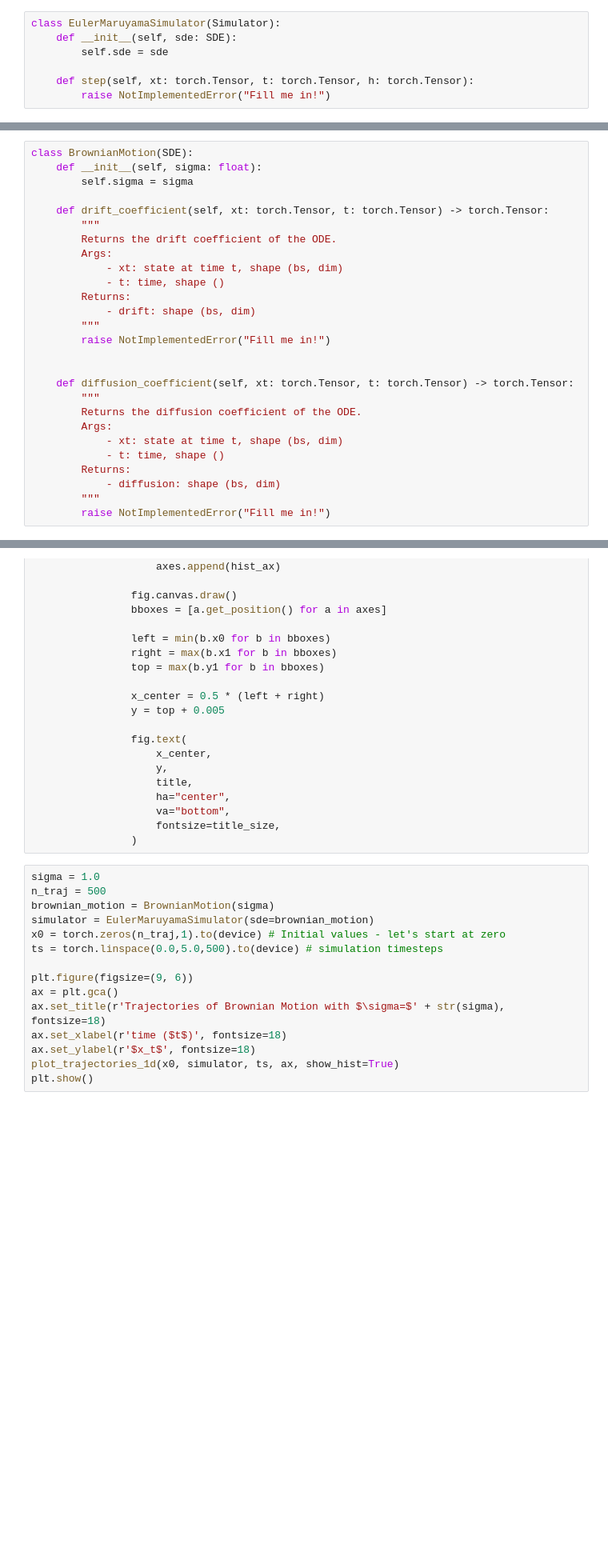
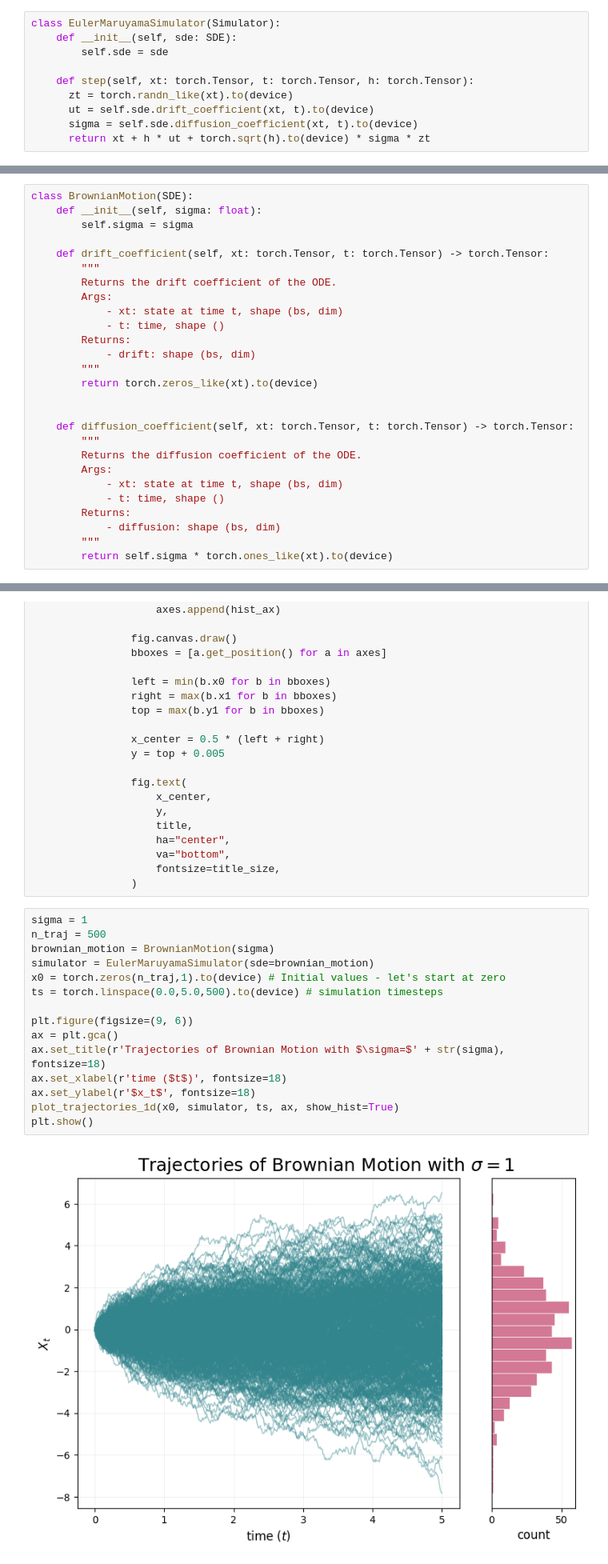
Before and after one commit to Corius77/mit_diffusion_flow_notes, a Jupyter notebook: lab_one.ipynb, the cells around one changed output, grey strips where cells are left out. Shown at 80% size. Cells and saved outputs as stored; diff of their text form; blank space fills up the shorter version.

```diff
--- a/lab_one.ipynb
+++ b/lab_one.ipynb
@@ -138,7 +151,10 @@ class EulerMaruyamaSimulator(Simulator):
         self.sde = sde
 
     def step(self, xt: torch.Tensor, t: torch.Tensor, h: torch.Tensor):
-        raise NotImplementedError("Fill me in!")
+      zt = torch.randn_like(xt).to(device)
+      ut = self.sde.drift_coefficient(xt, t).to(device)
+      sigma = self.sde.diffusion_coefficient(xt, t).to(device)
+      return xt + h * ut + torch.sqrt(h).to(device) * sigma * zt
 # %% [markdown]
 **Note:** When the diffusion coefficient is zero, the Euler and Euler-Maruyama simulation are equivalent!
 # %% [markdown]
@@ -168,7 +184,7 @@ class BrownianMotion(SDE):
         Returns:
             - drift: shape (bs, dim)
         """
-        raise NotImplementedError("Fill me in!")
+        return torch.zeros_like(xt).to(device)
 
 
     def diffusion_coefficient(self, xt: torch.Tensor, t: torch.Tensor) -> torch.Tensor:
@@ -180,7 +196,7 @@ class BrownianMotion(SDE):
         Returns:
             - diffusion: shape (bs, dim)
         """
-        raise NotImplementedError("Fill me in!")
+        return self.sigma * torch.ones_like(xt).to(device)
 # %% [markdown]
 Now let's plot! We'll make use of the following utility function.
 # %%
@@ -278,20 +294,22 @@ def plot_trajectories_1d(x0: torch.Tensor, simulator: Simulator, timesteps: torc
                     fontsize=title_size,
                 )
 # %%
-sigma = 1.0
+sigma = 1
 n_traj = 500
 brownian_motion = BrownianMotion(sigma)
 simulator = EulerMaruyamaSimulator(sde=brownian_motion)
 x0 = torch.zeros(n_traj,1).to(device) # Initial values - let's start at zero
 ts = torch.linspace(0.0,5.0,500).to(device) # simulation timesteps
 
 plt.figure(figsize=(9, 6))
 ax = plt.gca()
 ax.set_title(r'Trajectories of Brownian Motion with $\sigma=$' + str(sigma), fontsize=18)
 ax.set_xlabel(r'time ($t$)', fontsize=18)
 ax.set_ylabel(r'$x_t$', fontsize=18)
 plot_trajectories_1d(x0, simulator, ts, ax, show_hist=True)
 plt.show()
+# %% [output]
+[figure, added]
 # %% [markdown]
 **Your job**: What happens when you vary the value of `sigma`?
 
```
Also changed, not shown: parts of 3 cells of this notebook.
